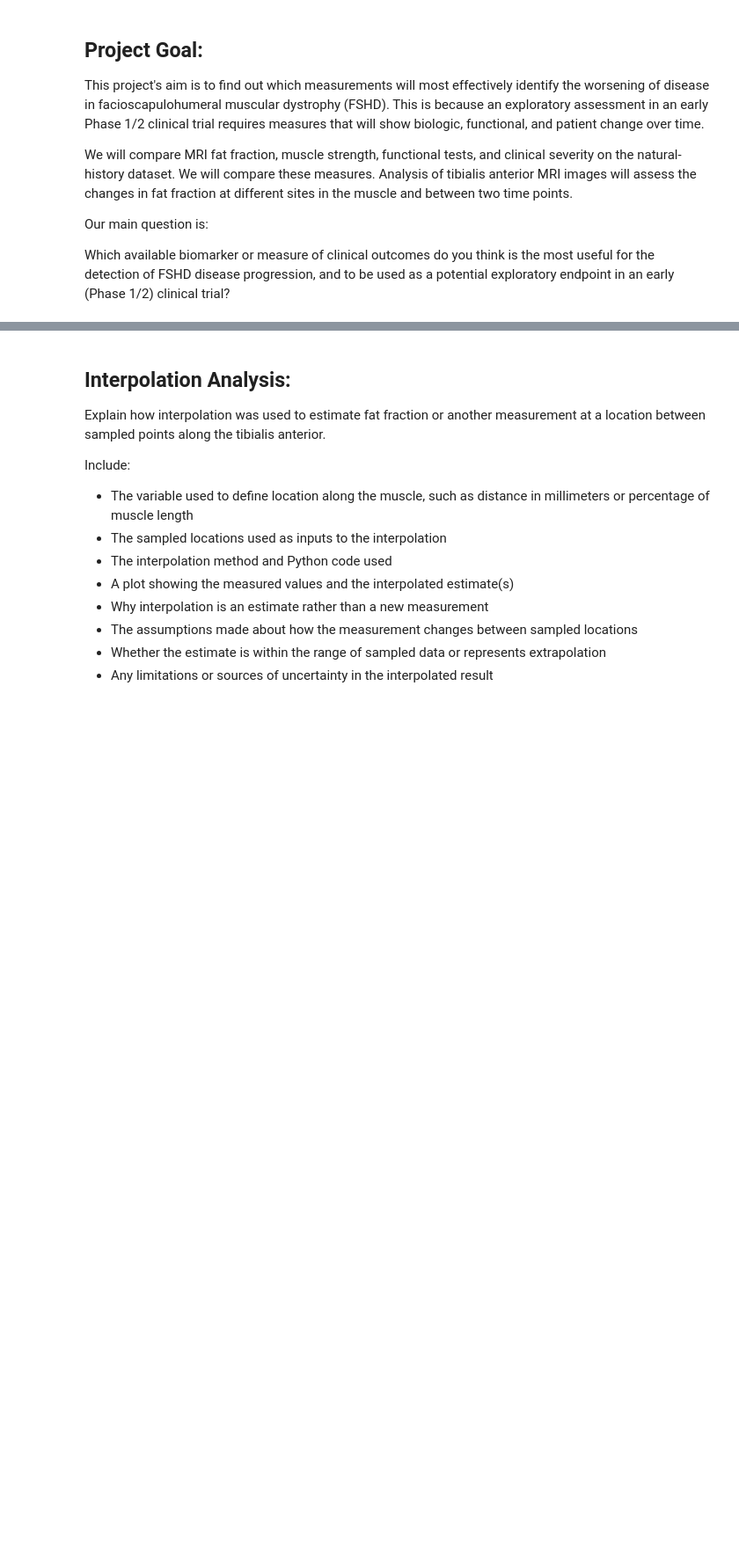
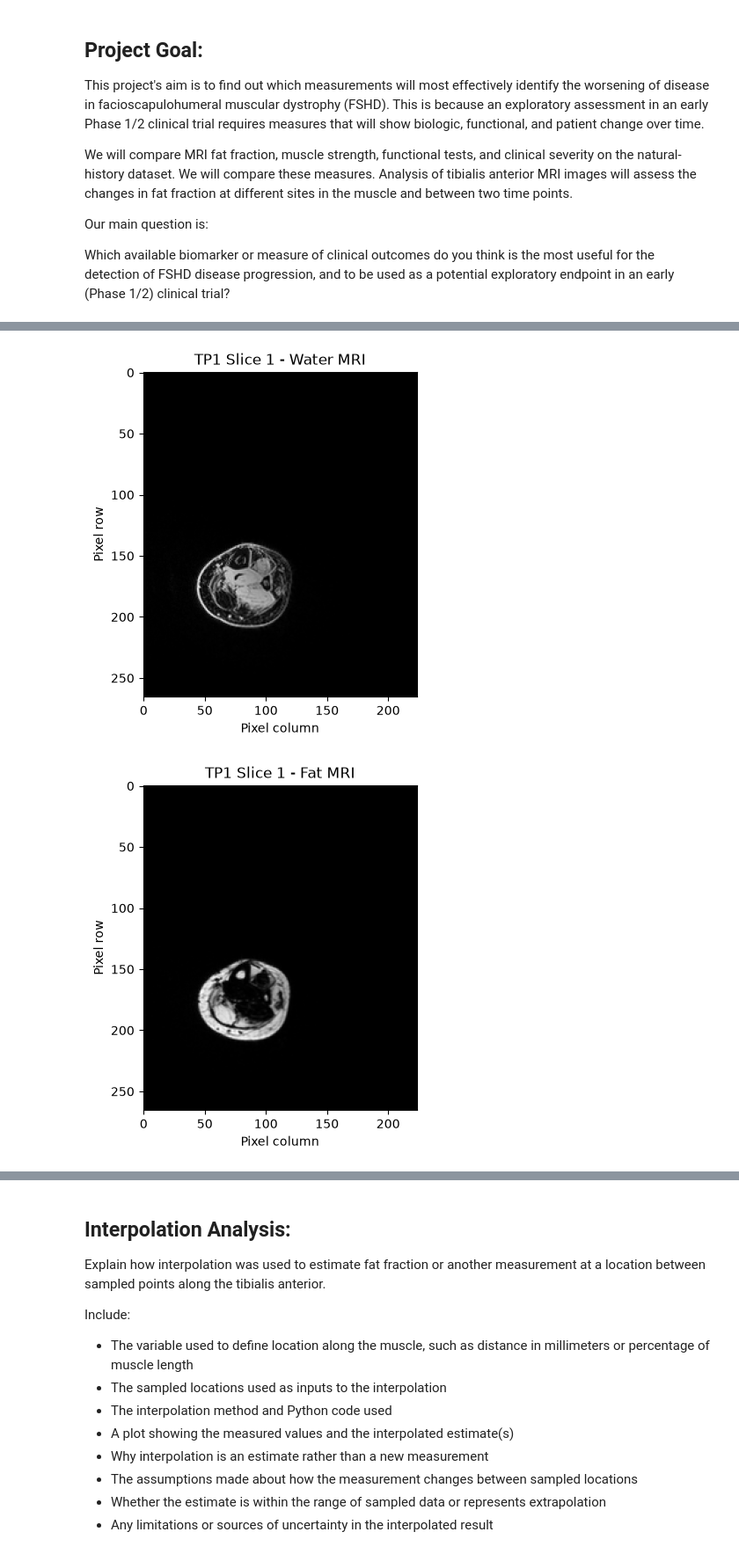
Before and after one commit to privi-alt/Module-2, a Jupyter notebook: BME_2315 Module 2/FSHD_Module2_Project_Template.ipynb, the cells around one changed output, grey strips where cells are left out. Shown at 88% size. Drawn from its saved outputs; the diff is of its cells as text; code cells hidden in the pictures; blank space fills up the shorter version.

```diff
--- a/BME_2315 Module 2/FSHD_Module2_Project_Template.ipynb
+++ b/BME_2315 Module 2/FSHD_Module2_Project_Template.ipynb
@@ -57,0 +146,71 @@ Each figure should have labeled axes, an informative title, and a caption explai
+# %%
+# Select the first MRI slice
+first_slice = slice_info.iloc[0]
+
+# Load the matching water, fat, and TA mask files
+water_image = np.load(mri_folder / first_slice["water_file"])
+fat_image = np.load(mri_folder / first_slice["fat_file"])
+ta_mask = np.load(mri_folder / first_slice["mask_file"])
+
+print("Loaded MRI slice:")
+print("Subject:", first_slice["subject"])
+print("Timepoint:", first_slice["timepoint"])
+print("Slice ID:", first_slice["slice_id"])
+
+# Check that all three arrays have matching dimensions
+print("\nArray dimensions:")
+print("Water image:", water_image.shape)
+print("Fat image:", fat_image.shape)
+print("TA mask:", ta_mask.shape)
+
+if water_image.shape == fat_image.shape == ta_mask.shape:
+    print("All three arrays have matching dimensions.")
+else:
+    print("WARNING: Array dimensions do not match.")
+
+# Check the values in the mask
+print("\nUnique TA mask values:")
+print(np.unique(ta_mask))
+
+# Show the water MRI
+plt.figure()
+plt.imshow(water_image, cmap="gray")
+plt.title("TP1 Slice 1 - Water MRI")
+plt.xlabel("Pixel column")
+plt.ylabel("Pixel row")
+plt.show()
+
+# Show the fat MRI
+plt.figure()
+plt.imshow(fat_image, cmap="gray")
+plt.title("TP1 Slice 1 - Fat MRI")
+plt.xlabel("Pixel column")
+plt.ylabel("Pixel row")
+plt.show()
+
+# Show the TA mask
+plt.figure()
+plt.imshow(ta_mask, cmap="gray")
+plt.title("TP1 Slice 1 - Tibialis Anterior Mask")
+plt.xlabel("Pixel column")
+plt.ylabel("Pixel row")
+plt.show()
+
+# Overlay the TA mask on the water MRI
+plt.figure()
+plt.imshow(water_image, cmap="gray")
+plt.contour(ta_mask, levels=[0.5])
+plt.title("TP1 Slice 1 - Water MRI with TA Mask")
+plt.xlabel("Pixel column")
+plt.ylabel("Pixel row")
+plt.show()
+
+# Overlay the TA mask on the fat MRI
+plt.figure()
+plt.imshow(fat_image, cmap="gray")
+plt.contour(ta_mask, levels=[0.5])
+plt.title("TP1 Slice 1 - Fat MRI with TA Mask")
+plt.xlabel("Pixel column")
+plt.ylabel("Pixel row")
+plt.show()
+# %% [output]
@@ -57,0 +230,2 @@ Each figure should have labeled axes, an informative title, and a caption explai
+[figure, added]
+[figure, added]
```
Also changed, not shown: parts of 10 cells of this notebook.
